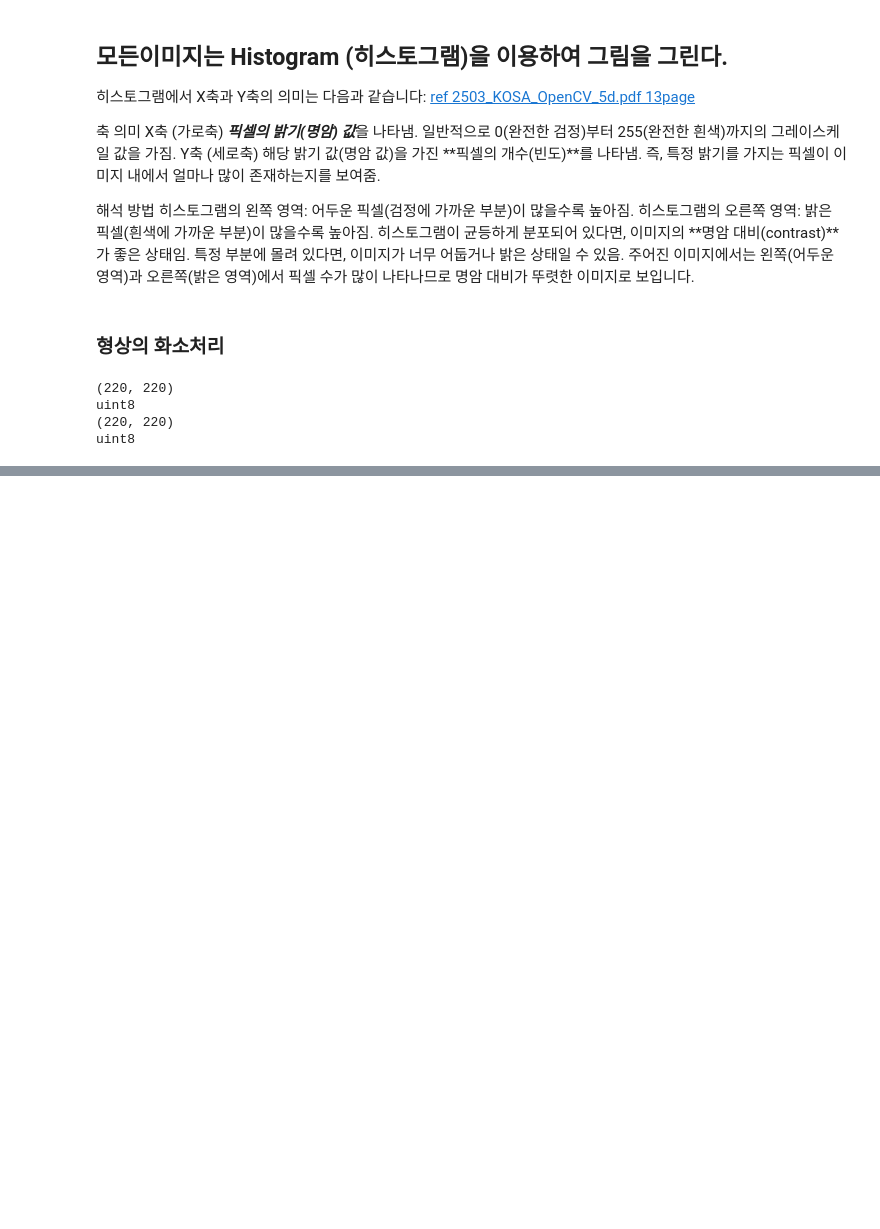
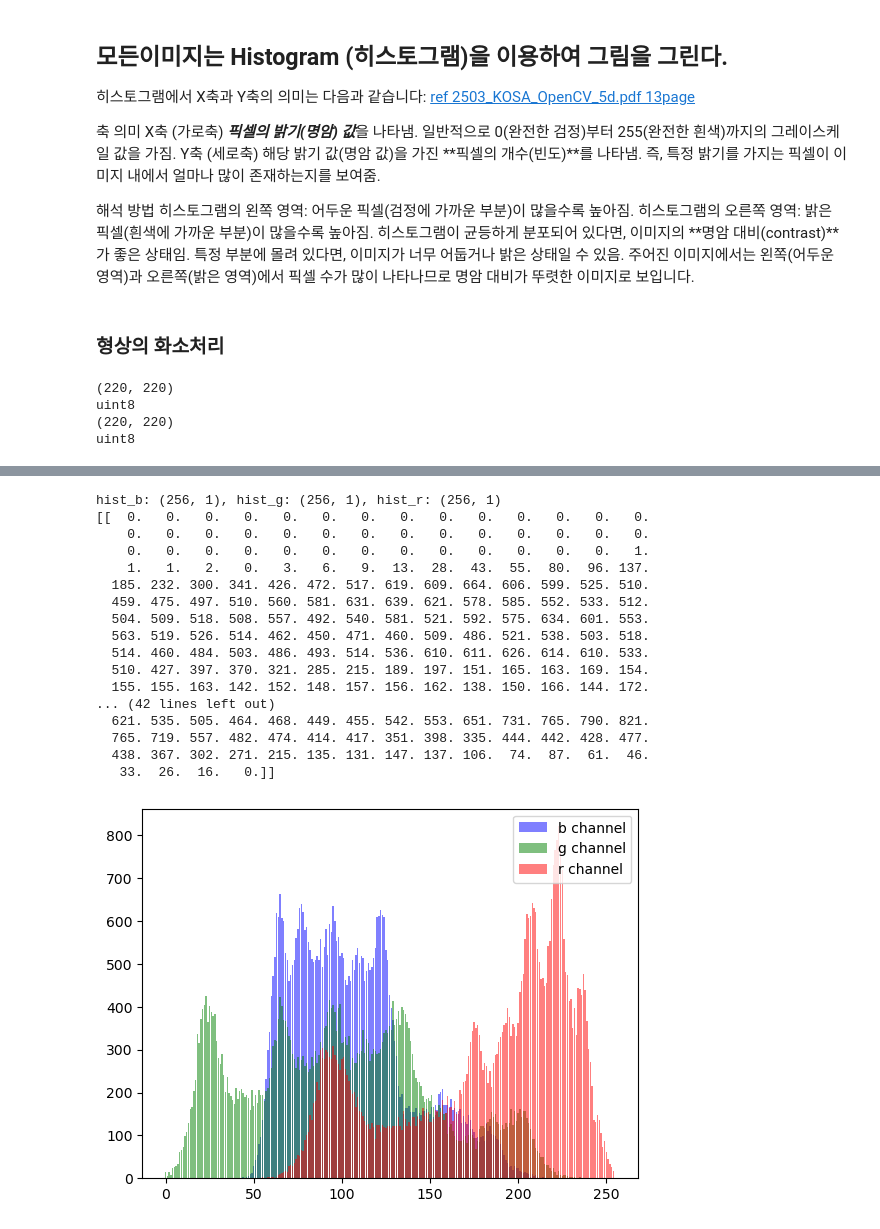
Before and after one commit to GithubJoshuaPark/AI_Master_Lec, a Jupyter notebook: 1_cv/02_cv2_class.ipynb, the cells around one changed output, grey strips where cells are left out. Saved outputs shown, nothing was run; the diff lists cells and outputs as text; code cells hidden in the pictures; blank space fills up the shorter version.

```diff
--- a/1_cv/02_cv2_class.ipynb
+++ b/1_cv/02_cv2_class.ipynb
@@ -238,0 +271,59 @@ NameError: name 'q' is not defined
+# %%
+#
+src = cv2.imread("./fig/lenna.png", cv2.IMREAD_COLOR)
+
+if src is None:
+    print("Image read failed")
+    sys.exit()
+
+hist_b = cv2.calcHist([src], [0], None, [256], [0, 256]) # calculate the histogram of the blue channel
+hist_g = cv2.calcHist([src], [1], None, [256], [0, 255]) # calculate the histogram of the green channel
+hist_r = cv2.calcHist([src], [2], None, [256], [0, 255]) # calculate the histogram of the red channel
+
+# print the histogram values
+print(f'hist_b: {hist_b.shape}, hist_g: {hist_g.shape}, hist_r: {hist_r.shape}') # (256, 1)
+print(hist_b.T) # (1, 256), it means the histogram is a row vector
+print(hist_g.T) # (1, 256)
+print(hist_r.T) # (1, 256)
+
+
+# colors = ['b', 'g', 'r']
+# bgr_planes = cv2.split(src)
+
+# for (p, c) in zip(bgr_planes, colors):
+#     hist = cv2.calcHist([p], [0], None, [256], [0, 256])
+#     plt.plot(hist, color=c)
+
+# plt.plot(hist_b, color = "b")
+# plt.plot(hist_g, color = "g")
+# plt.plot(hist_r, color = "r")
+# plt.show()
+
+plt.bar(np.arange(len(hist_b)), hist_b[:,0], color = "b", label = 'b channel', alpha = 0.5)
+plt.bar(np.arange(len(hist_g)), hist_g[:,0], color = "g", label = 'g channel', alpha = 0.5)
+plt.bar(np.arange(len(hist_r)), hist_r[:,0], color = "r", label = 'r channel', alpha = 0.5)
+plt.legend(loc='upper right')
+plt.show()
+
+cv2.imshow("lenna", src)
+cv2.waitKey()
+close_window()
+# %% [output]
+hist_b: (256, 1), hist_g: (256, 1), hist_r: (256, 1)
+[[  0.   0.   0.   0.   0.   0.   0.   0.   0.   0.   0.   0.   0.   0.
+    0.   0.   0.   0.   0.   0.   0.   0.   0.   0.   0.   0.   0.   0.
+    0.   0.   0.   0.   0.   0.   0.   0.   0.   0.   0.   0.   0.   1.
+    1.   1.   2.   0.   3.   6.   9.  13.  28.  43.  55.  80.  96. 137.
+  185. 232. 300. 341. 426. 472. 517. 619. 609. 664. 606. 599. 525. 510.
+  459. 475. 497. 510. 560. 581. 631. 639. 621. 578. 585. 552. 533. 512.
+  504. 509. 518. 508. 557. 492. 540. 581. 521. 592. 575. 634. 601. 553.
+  563. 519. 526. 514. 462. 450. 471. 460. 509. 486. 521. 538. 503. 518.
+  514. 460. 484. 503. 486. 493. 514. 536. 610. 611. 626. 614. 610. 533.
+  510. 427. 397. 370. 321. 285. 215. 189. 197. 151. 165. 163. 169. 154.
+  155. 155. 163. 142. 152. 148. 157. 156. 162. 138. 150. 166. 144. 172.
+... (42 lines left out)
+  621. 535. 505. 464. 468. 449. 455. 542. 553. 651. 731. 765. 790. 821.
+  765. 719. 557. 482. 474. 414. 417. 351. 398. 335. 444. 442. 428. 477.
+  438. 367. 302. 271. 215. 135. 131. 147. 137. 106.  74.  87.  61.  46.
+   33.  26.  16.   0.]]
+[figure, added]
```
Also changed, not shown: parts of 9 cells of this notebook.
